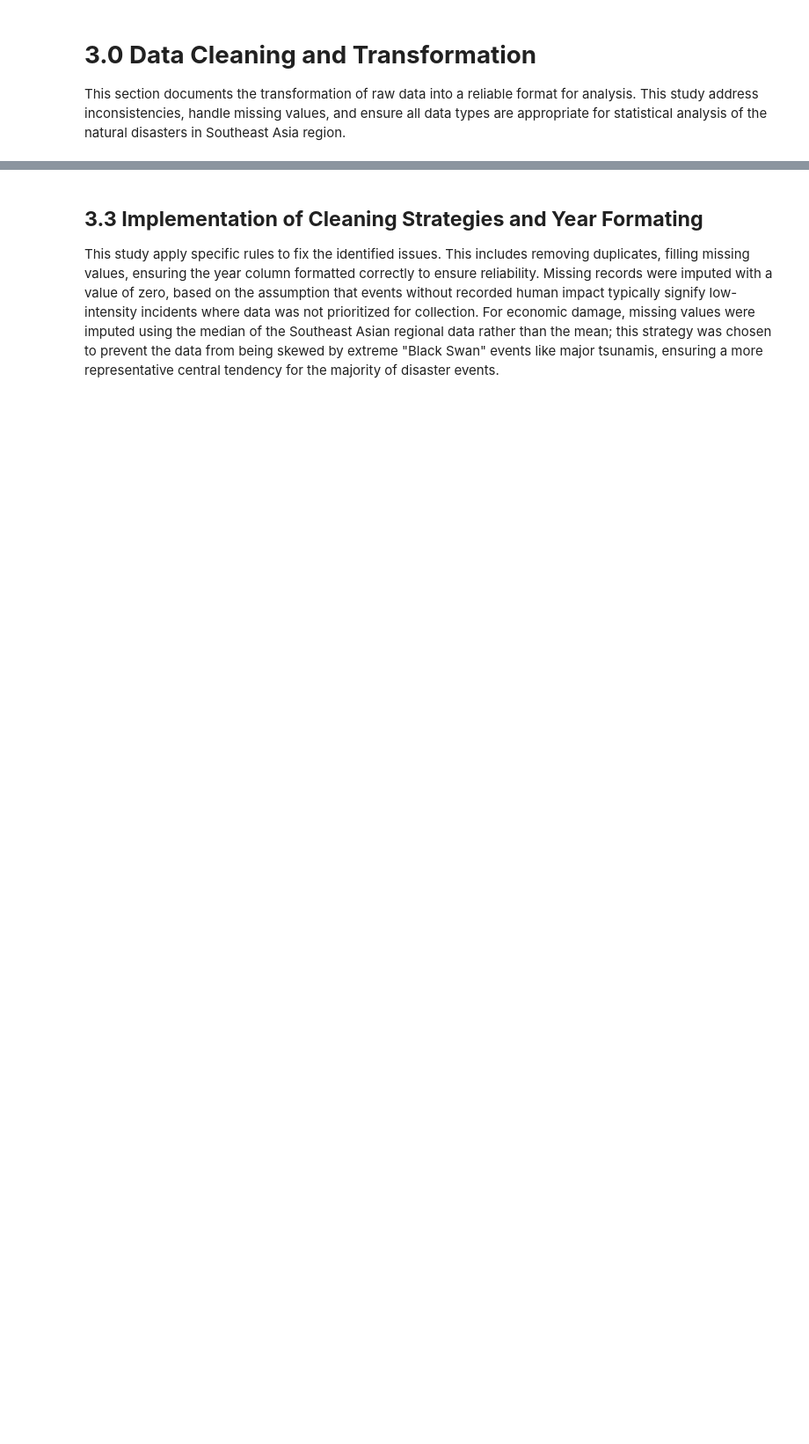
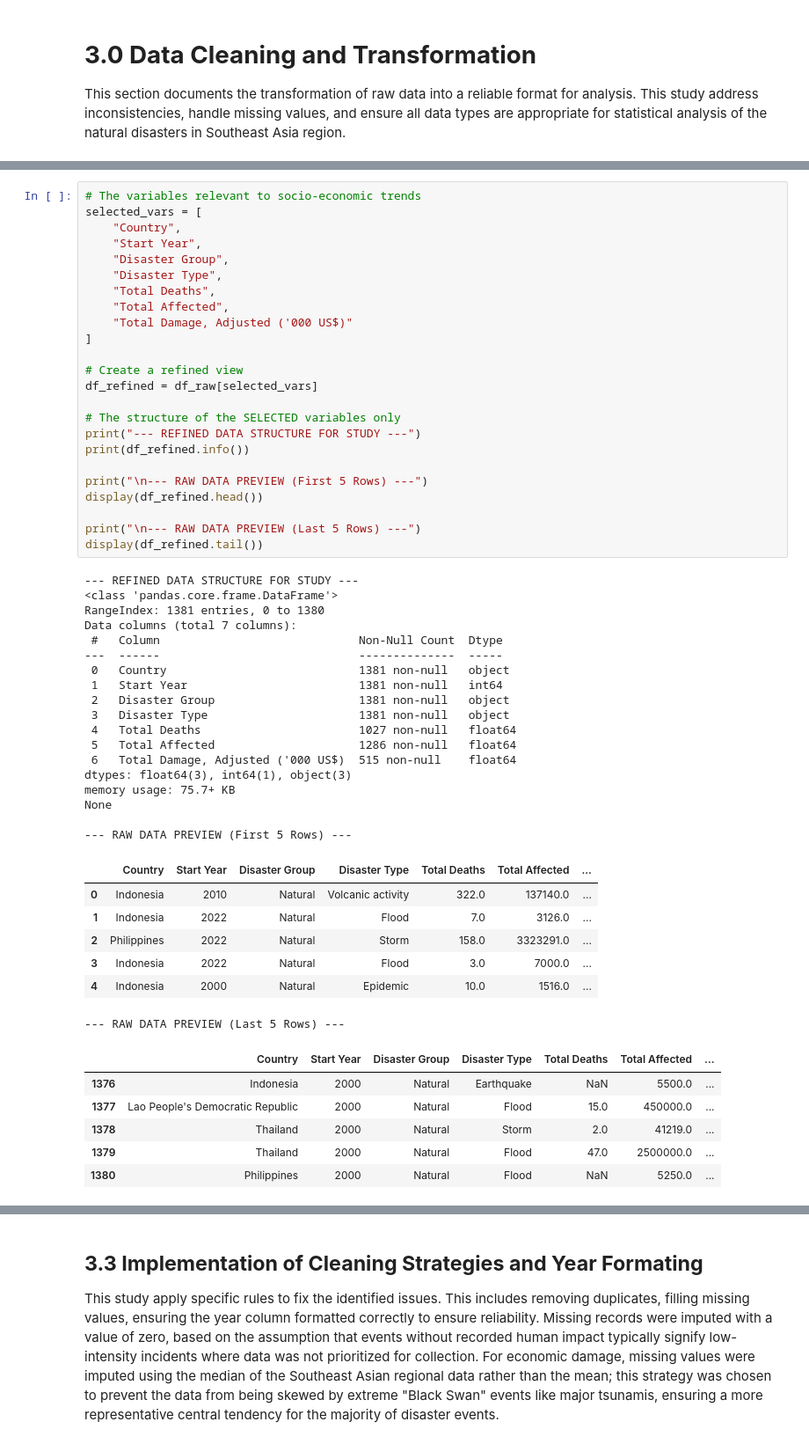
Before and after one commit to Rozieyati/Project_2_Data_Science, a Jupyter notebook: P166417_Impact_Analysis_of_Natural_Disasters_in_Asia.ipynb, the cells around one changed output, grey strips where cells are left out. Shown at 88% size. Drawn from its saved outputs; the diff is of its cells as text; blank space fills up the shorter version.

```diff
--- a/P166417_Impact_Analysis_of_Natural_Disasters_in_Asia.ipynb
+++ b/P166417_Impact_Analysis_of_Natural_Disasters_in_Asia.ipynb
@@ -90,0 +96,56 @@ Dataset filtered to Southeast Asia countries
+# %%
+# The variables relevant to socio-economic trends
+selected_vars = [
+    "Country",
+    "Start Year",
+    "Disaster Group",
+    "Disaster Type",
+    "Total Deaths",
+    "Total Affected",
+    "Total Damage, Adjusted ('000 US$)"
+]
+
+# Create a refined view
+df_refined = df_raw[selected_vars]
+
+# The structure of the SELECTED variables only
+print("--- REFINED DATA STRUCTURE FOR STUDY ---")
+print(df_refined.info())
+
+print("\n--- RAW DATA PREVIEW (First 5 Rows) ---")
+display(df_refined.head())
+
+print("\n--- RAW DATA PREVIEW (Last 5 Rows) ---")
+display(df_refined.tail())
+# %% [output]
+--- REFINED DATA STRUCTURE FOR STUDY ---
+<class 'pandas.core.frame.DataFrame'>
+RangeIndex: 1381 entries, 0 to 1380
+Data columns (total 7 columns):
+ #   Column                             Non-Null Count  Dtype
+---  ------                             --------------  -----
+ 0   Country                            1381 non-null   object
+ 1   Start Year                         1381 non-null   int64
+ 2   Disaster Group                     1381 non-null   object
+ 3   Disaster Type                      1381 non-null   object
+ 4   Total Deaths                       1027 non-null   float64
+ 5   Total Affected                     1286 non-null   float64
+ 6   Total Damage, Adjusted ('000 US$)  515 non-null    float64
+dtypes: float64(3), int64(1), object(3)
+memory usage: 75.7+ KB
+None
+
+--- RAW DATA PREVIEW (First 5 Rows) ---
+|  | Country | Start Year | Disaster Group | Disaster Type | Total Deaths | Total Affected | ... |
+| 0 | Indonesia | 2010 | Natural | Volcanic activity | 322.0 | 137140.0 | ... |
+| 1 | Indonesia | 2022 | Natural | Flood | 7.0 | 3126.0 | ... |
+| 2 | Philippines | 2022 | Natural | Storm | 158.0 | 3323291.0 | ... |
+| 3 | Indonesia | 2022 | Natural | Flood | 3.0 | 7000.0 | ... |
+| 4 | Indonesia | 2000 | Natural | Epidemic | 10.0 | 1516.0 | ... |
+--- RAW DATA PREVIEW (Last 5 Rows) ---
+|  | Country | Start Year | Disaster Group | Disaster Type | Total Deaths | Total Affected | ... |
+| 1376 | Indonesia | 2000 | Natural | Earthquake | NaN | 5500.0 | ... |
+| 1377 | Lao People's Democratic Republic | 2000 | Natural | Flood | 15.0 | 450000.0 | ... |
+| 1378 | Thailand | 2000 | Natural | Storm | 2.0 | 41219.0 | ... |
+| 1379 | Thailand | 2000 | Natural | Flood | 47.0 | 2500000.0 | ... |
+| 1380 | Philippines | 2000 | Natural | Flood | NaN | 5250.0 | ... |
```
Also changed, not shown: parts of 28 cells of this notebook.
